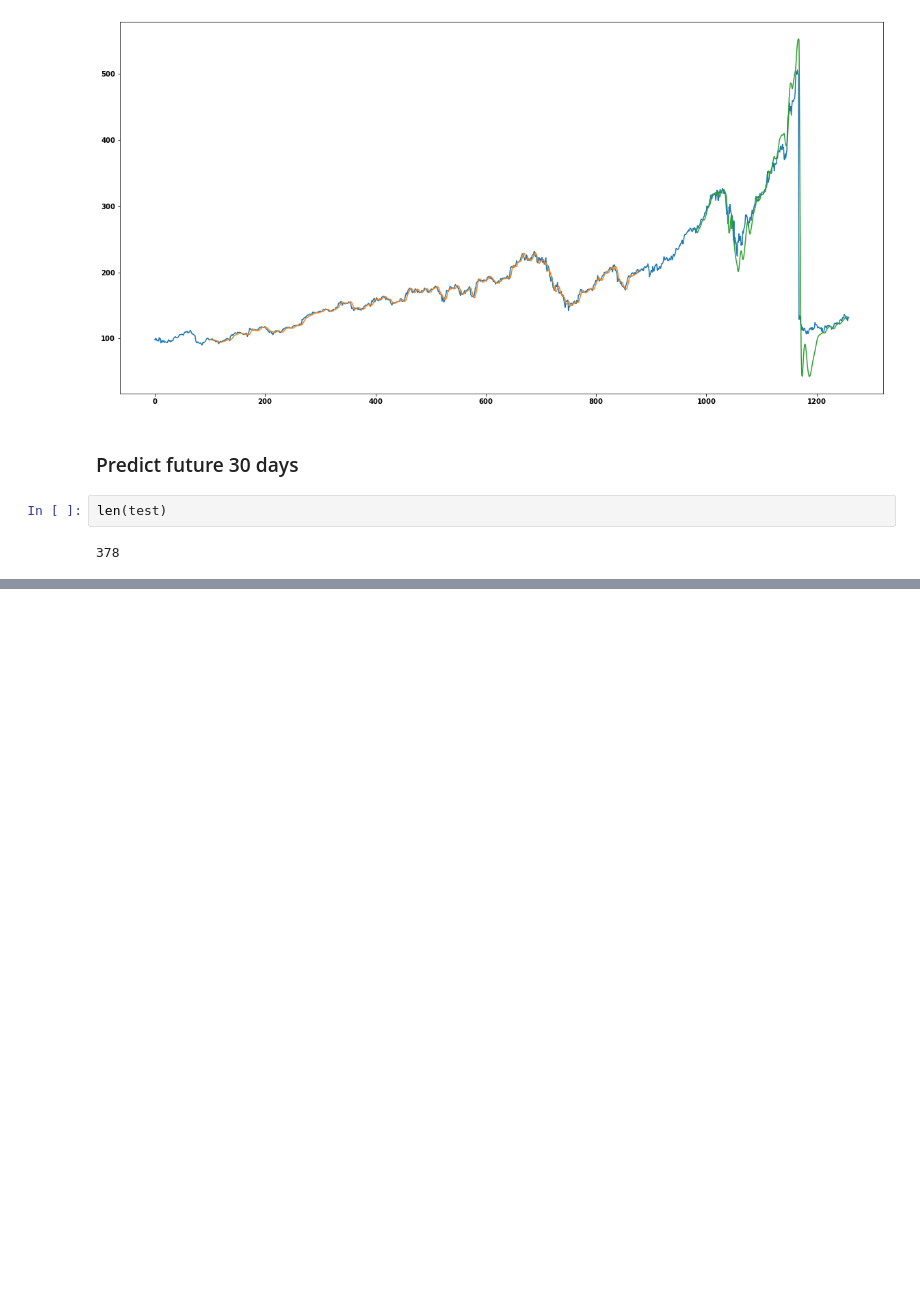
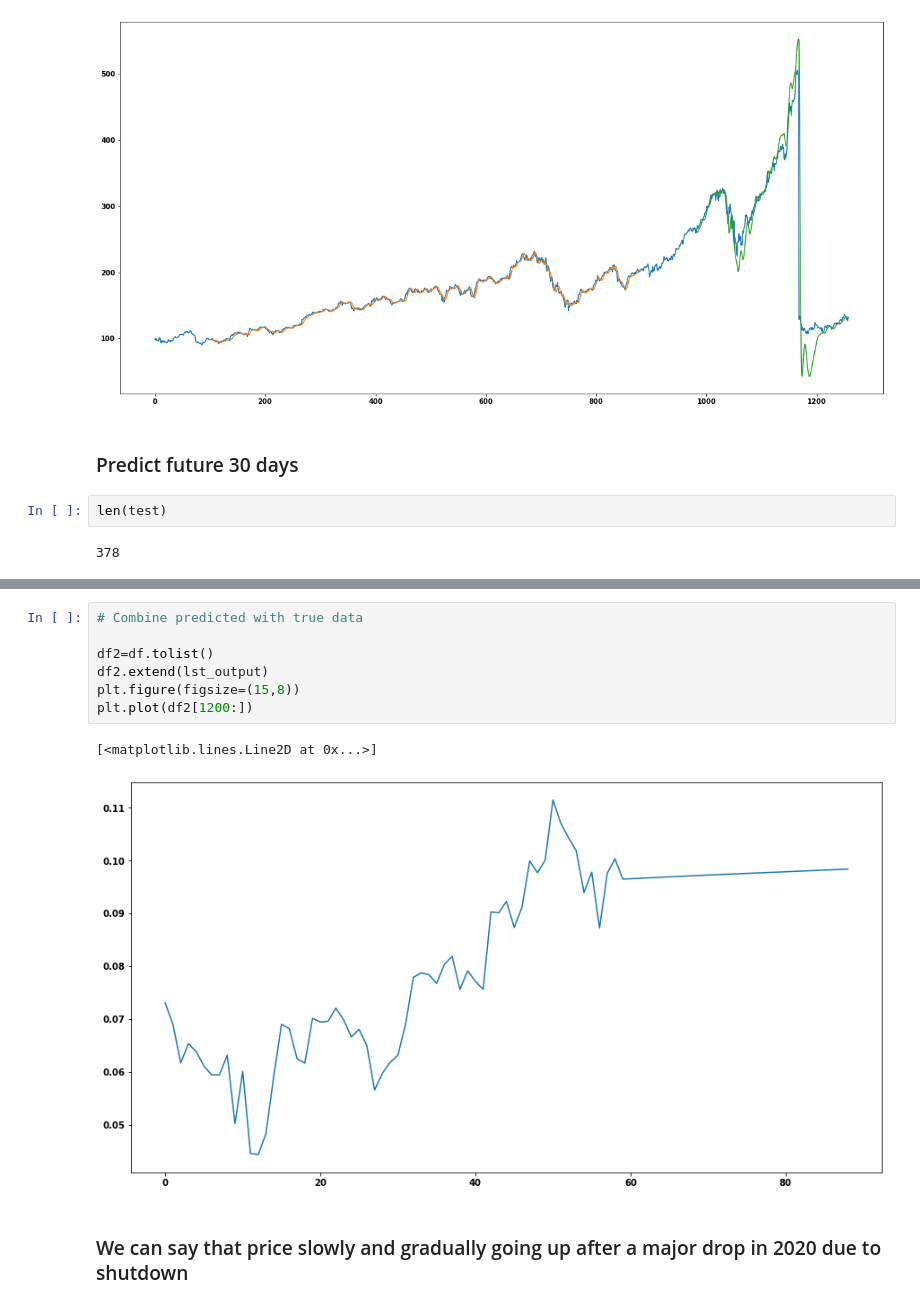
Before and after one commit to tigju/apple-stock-price-prediction-forecasting, a Jupyter notebook: lstm.ipynb, the cells around one changed output, grey strips where cells are left out. Saved outputs shown, nothing was run; the diff lists cells and outputs as text; blank space fills up the shorter version.

```diff
--- a/lstm.ipynb
+++ b/lstm.ipynb
@@ -219,0 +338,12 @@ len(test)
+# %%
+# Combine predicted with true data
+
+df2=df.tolist()
+df2.extend(lst_output)
+plt.figure(figsize=(15,8))
+plt.plot(df2[1200:])
+# %% [output]
+[<matplotlib.lines.Line2D at 0x...>]
+[figure, added]
+# %% [markdown]
+### We can say that price slowly and gradually going up after a major drop in 2020 due to shutdown
```
Also changed, not shown: parts of 9 cells of this notebook.
